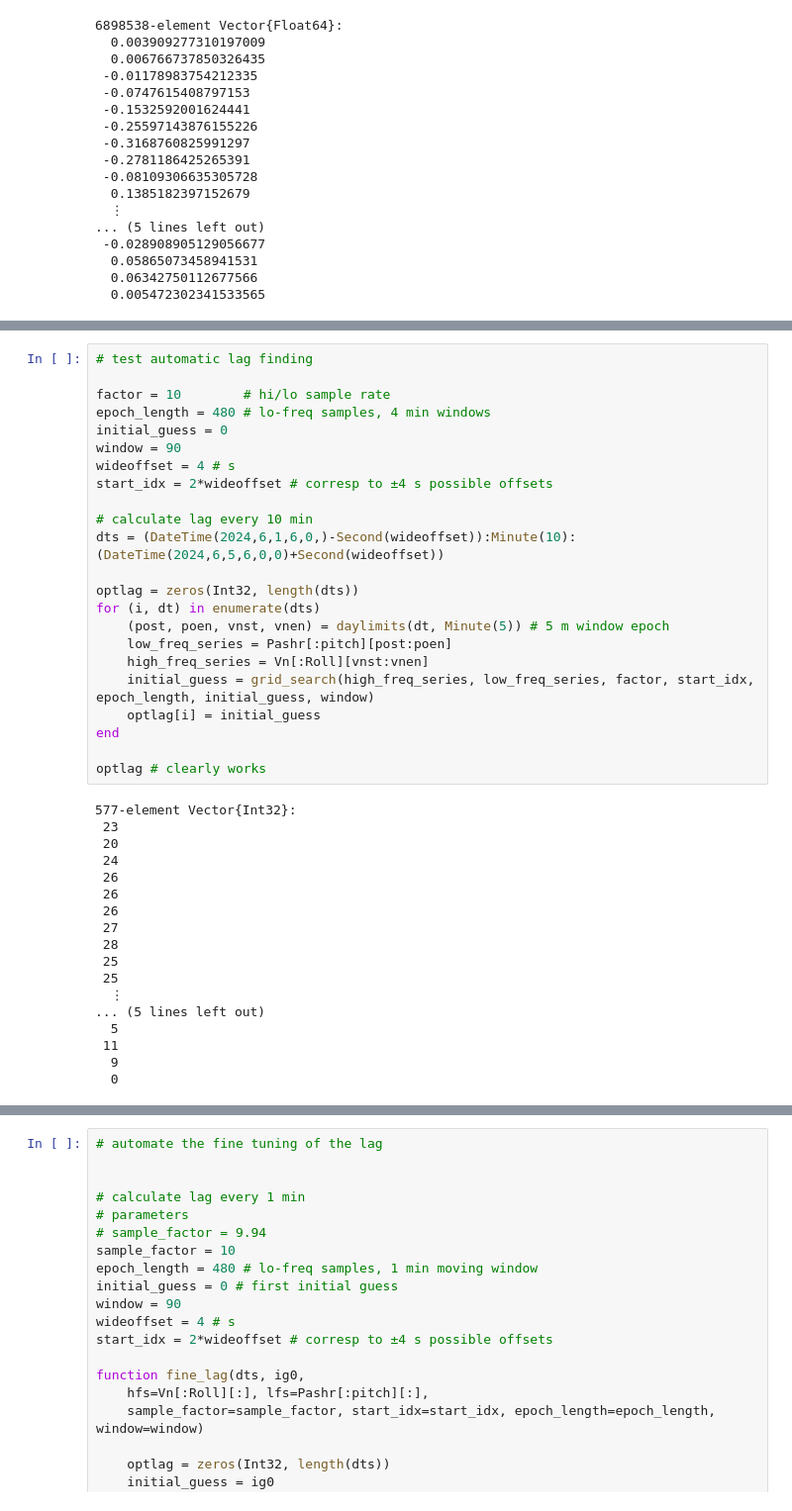
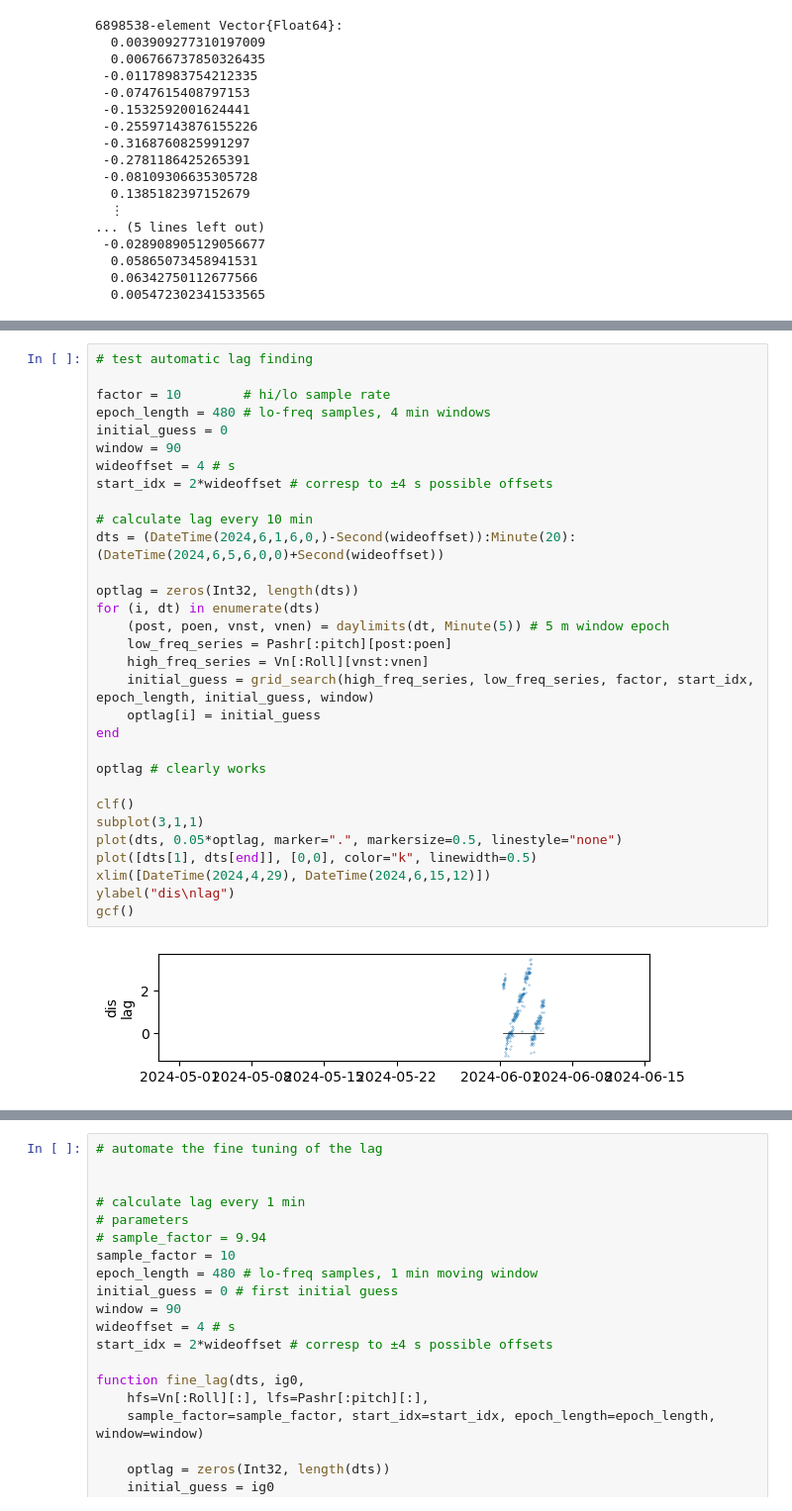
Before and after one commit to deszoeke/lidar, a Jupyter notebook: rot_sandbox.ipynb, the cells around one changed output, grey strips where cells are left out. Shown at 99% size. Saved outputs shown, nothing was run; the diff lists cells and outputs as text.

```diff
--- a/rot_sandbox.ipynb
+++ b/rot_sandbox.ipynb
@@ -326,42 +449,34 @@ gcf()
 # %%
 # test automatic lag finding
 
 factor = 10        # hi/lo sample rate
 epoch_length = 480 # lo-freq samples, 4 min windows
 initial_guess = 0
 window = 90
 wideoffset = 4 # s
 start_idx = 2*wideoffset # corresp to ±4 s possible offsets
 
 # calculate lag every 10 min
-dts = (DateTime(2024,6,1,6,0,)-Second(wideoffset)):Minute(10):(DateTime(2024,6,5,6,0,0)+Second(wideoffset))
+dts = (DateTime(2024,6,1,6,0,)-Second(wideoffset)):Minute(20):(DateTime(2024,6,5,6,0,0)+Second(wideoffset))
 
 optlag = zeros(Int32, length(dts))
 for (i, dt) in enumerate(dts)
     (post, poen, vnst, vnen) = daylimits(dt, Minute(5)) # 5 m window epoch
     low_freq_series = Pashr[:pitch][post:poen]
     high_freq_series = Vn[:Roll][vnst:vnen]
     initial_guess = grid_search(high_freq_series, low_freq_series, factor, start_idx, epoch_length, initial_guess, window)
     optlag[i] = initial_guess
 end
 
 optlag # clearly works
+
+clf()
+subplot(3,1,1)
+plot(dts, 0.05*optlag, marker=".", markersize=0.5, linestyle="none")
+plot([dts[1], dts[end]], [0,0], color="k", linewidth=0.5)
+xlim([DateTime(2024,4,29), DateTime(2024,6,15,12)])
+ylabel("dis\nlag")
+gcf()
 # %% [output]
-577-element Vector{Int32}:
- 23
- 20
- 24
- 26
- 26
- 26
- 27
- 28
- 25
- 25
-  ⋮
-... (5 lines left out)
-  5
- 11
-  9
-  0
+[figure, added]
 # %%
```
Also changed, not shown: parts of 18 cells of this notebook, 2 other files.
